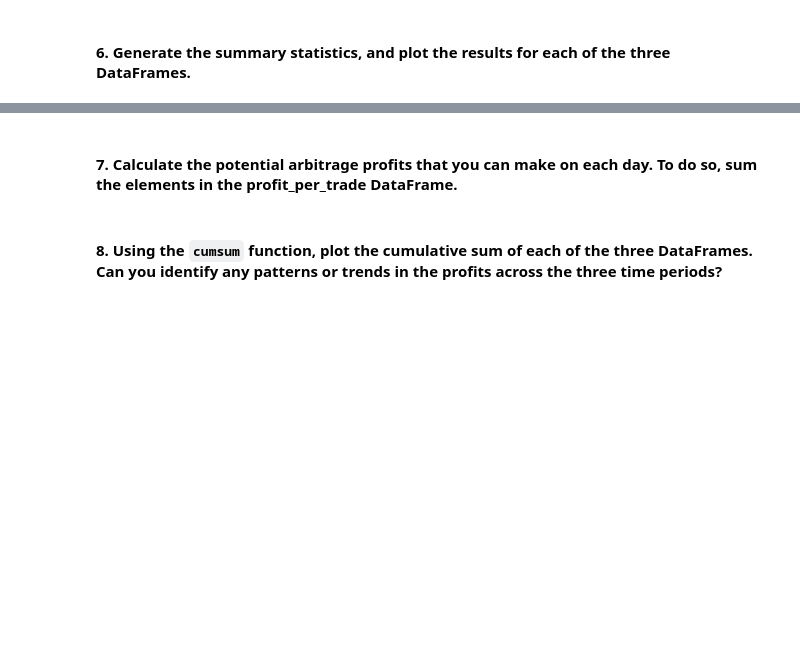
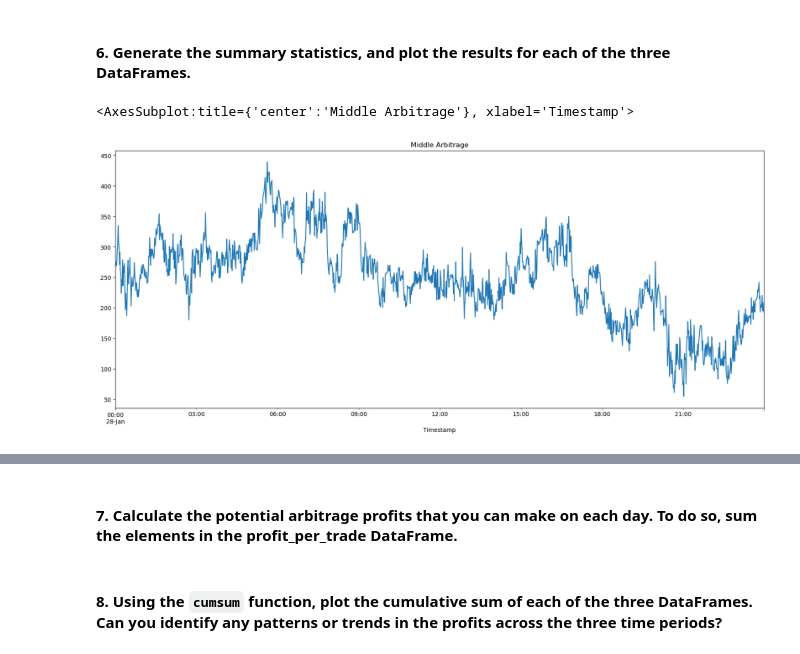
Before and after one commit to markwbeers/BTC_Visual_Arbitrage_Analyzer, a Jupyter notebook: crypto_arbitrage.ipynb, the cells around one changed output, grey strips where cells are left out. Cells and saved outputs as stored; diff of their text form; code cells hidden in the pictures; blank space fills up the shorter version.

```diff
--- a/crypto_arbitrage.ipynb
+++ b/crypto_arbitrage.ipynb
@@ -511,10 +511,10 @@ arbitrage_spread_mid.plot(
 <AxesSubplot:title={'center':'Mid Q1 2018 - BTC Arbitrage Spread: Jan. 28, 2018'}>
 [figure]
 # %%
-arbitrage_spread_mid = bitstamp['Close'].loc['2018-01-28'] - coinbase['Close'].loc['2018-01-28']
+arb_sprd_mid = bitstamp['Close'].loc['2018-01-28'] - coinbase['Close'].loc['2018-01-28']
 
 # Generate summary statistics
-arbitrage_spread_mid.describe()
+arb_sprd_mid.describe()
 # %% [output]
 count    1436.000000
 mean      247.552326
@@ -684,0 +732,5 @@ profit_per_trade_late.describe()
+# %%
+arb_sprd_mid.plot(figsize=(20,8), title="Middle Arbitrage")
+# %% [output]
+<AxesSubplot:title={'center':'Middle Arbitrage'}, xlabel='Timestamp'>
+[figure, added]
```
Also changed, not shown: parts of 23 cells of this notebook.
